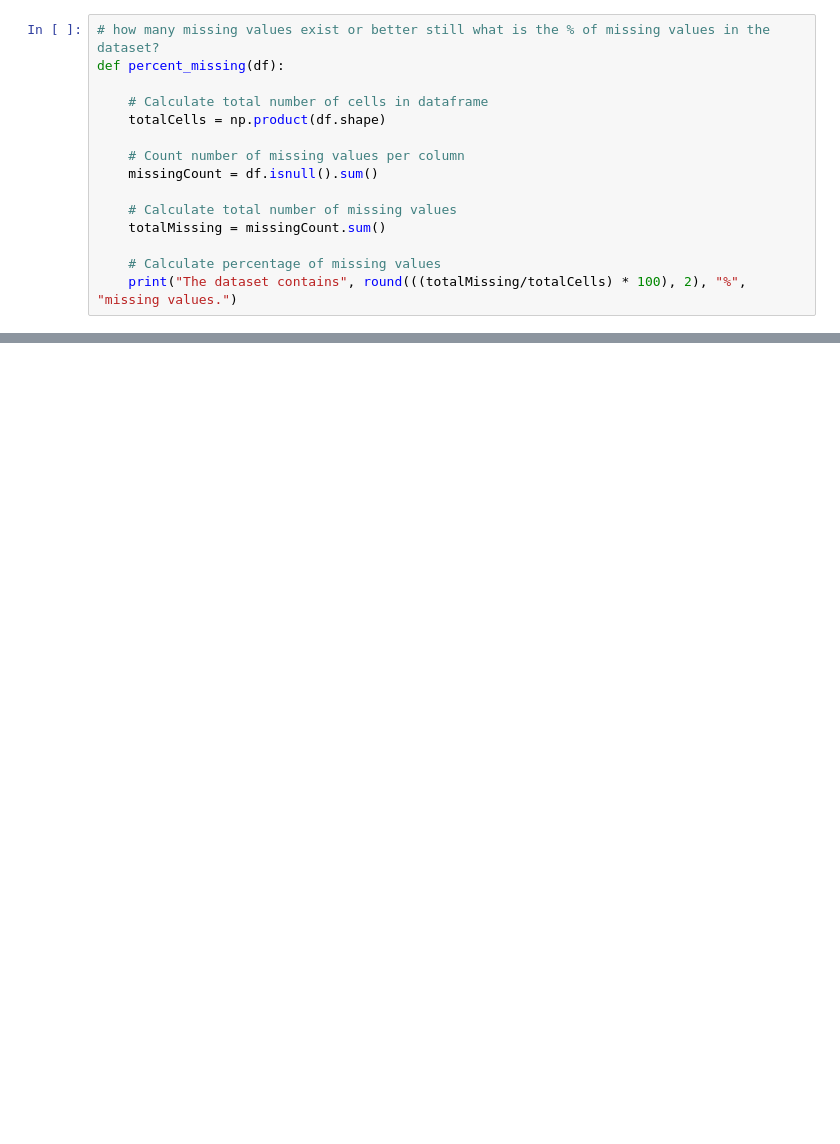
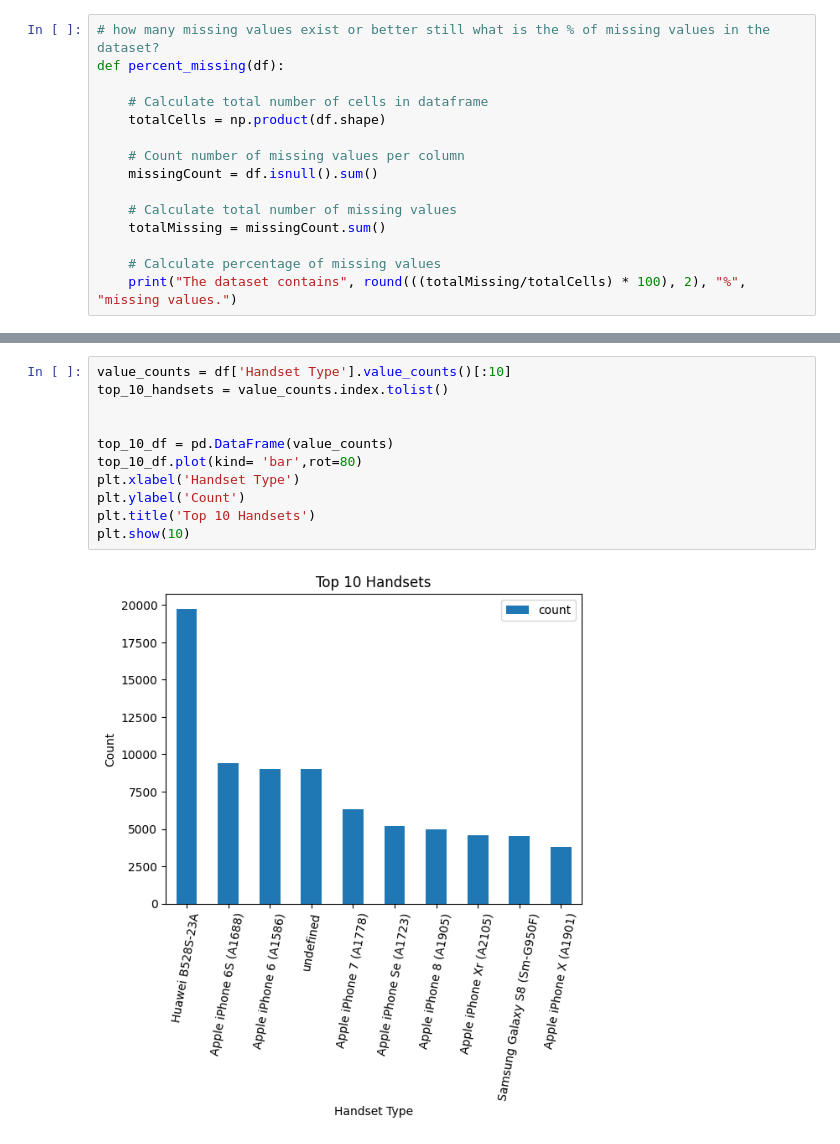
Before and after one commit to abrishdew/User-Analytics-in-the-Telecommunication-Industry, a Jupyter notebook: Home.ipynb, the cells around one changed output, grey strips where cells are left out. Saved outputs shown, nothing was run; the diff lists cells and outputs as text; blank space fills up the shorter version.

```diff
--- a/Home.ipynb
+++ b/Home.ipynb
@@ -186,0 +243,13 @@ dtype: int64
+# %%
+value_counts = df['Handset Type'].value_counts()[:10]
+top_10_handsets = value_counts.index.tolist()
+
+
+top_10_df = pd.DataFrame(value_counts)
+top_10_df.plot(kind= 'bar',rot=80)
+plt.xlabel('Handset Type')
+plt.ylabel('Count')
+plt.title('Top 10 Handsets')
+plt.show(10)
+# %% [output]
+[figure, added]
```
Also changed, not shown: parts of 24 cells of this notebook.
